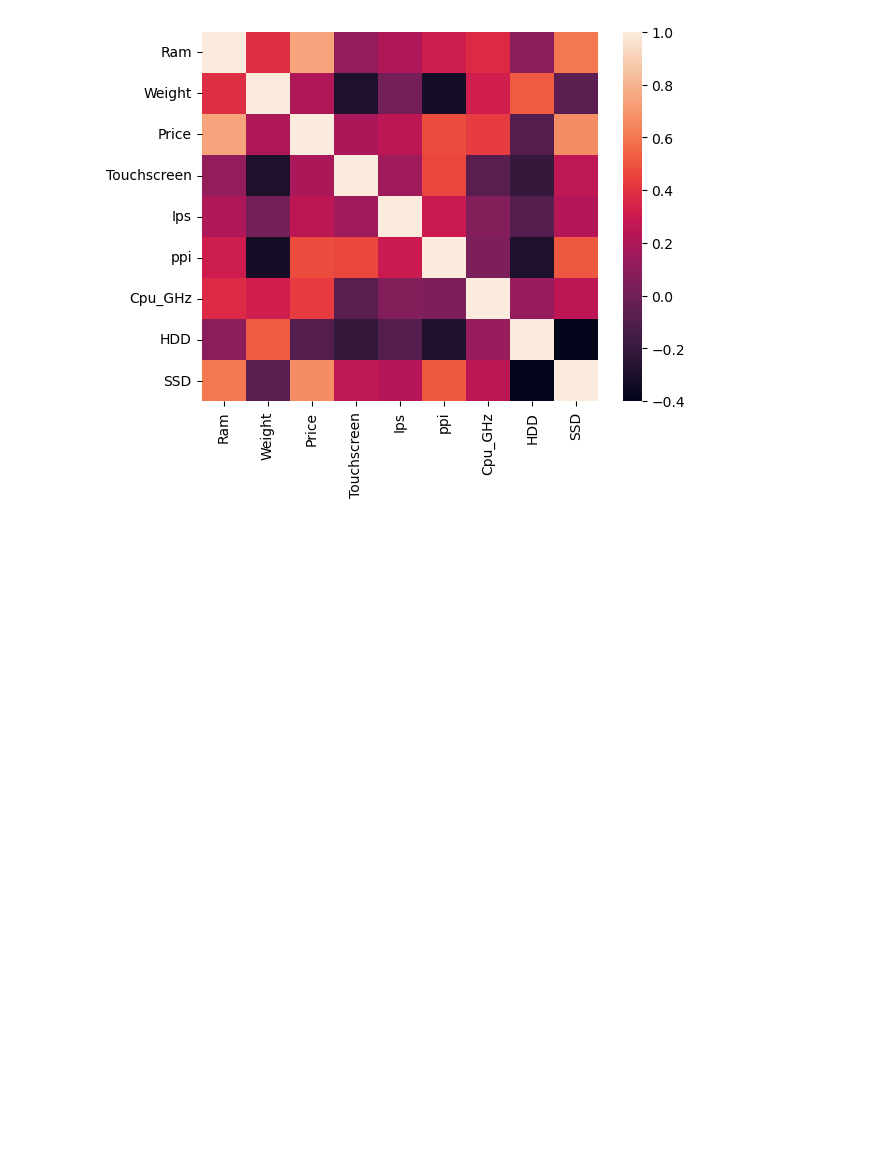
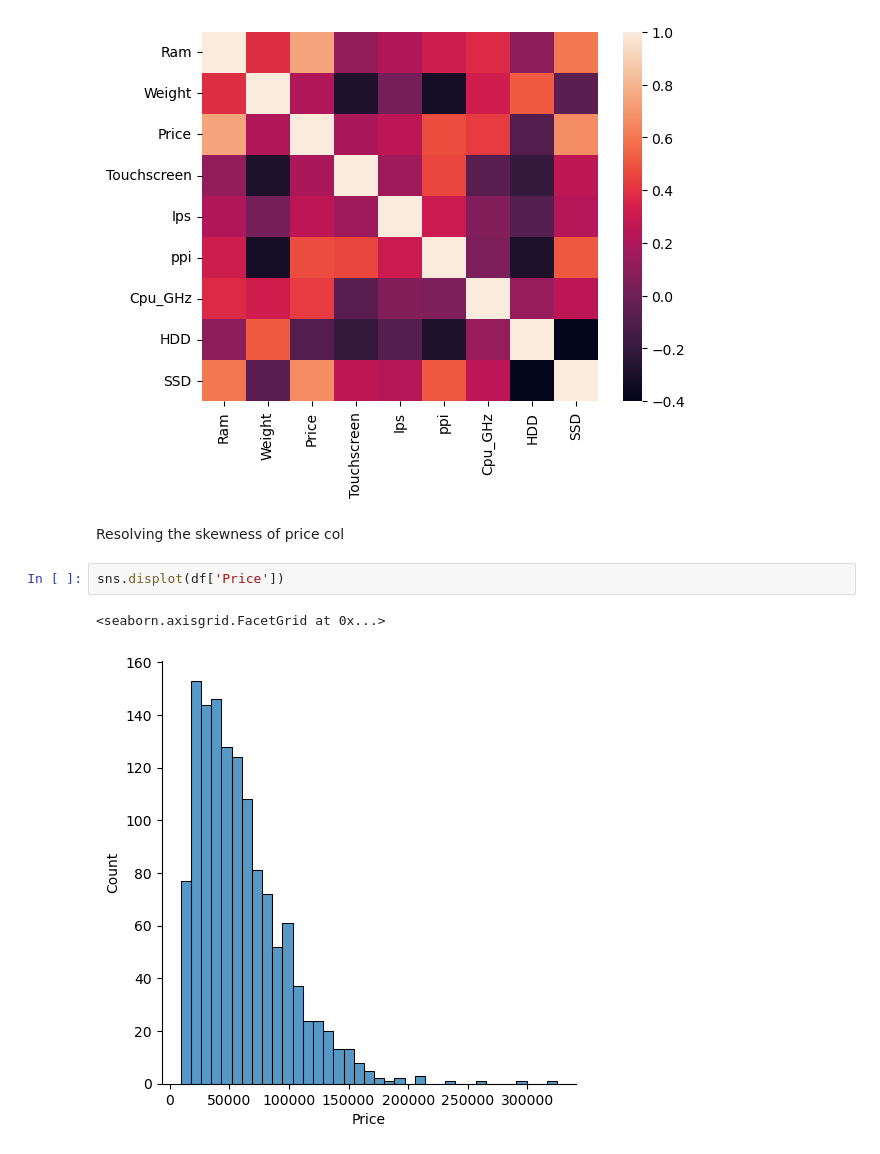
Before and after one commit to aniXsamurai/Laptop-price-prediction-notebook, a Jupyter notebook: laptop-price-predictor.ipynb, the cells around one changed output. Saved outputs shown, nothing was run; the diff lists cells and outputs as text; blank space fills up the shorter version.

```diff
--- a/laptop-price-predictor.ipynb
+++ b/laptop-price-predictor.ipynb
@@ -621,3 +621,10 @@ sns.heatmap(numeric_df.corr())
 # %% [output]
 <Axes: >
 [figure]
+# %% [markdown]
+Resolving the skewness of price col
+# %%
+sns.displot(df['Price'])
+# %% [output]
+<seaborn.axisgrid.FacetGrid at 0x...>
+[figure, added]
```
Also changed, not shown: parts of 23 cells of this notebook, 7 other files.
